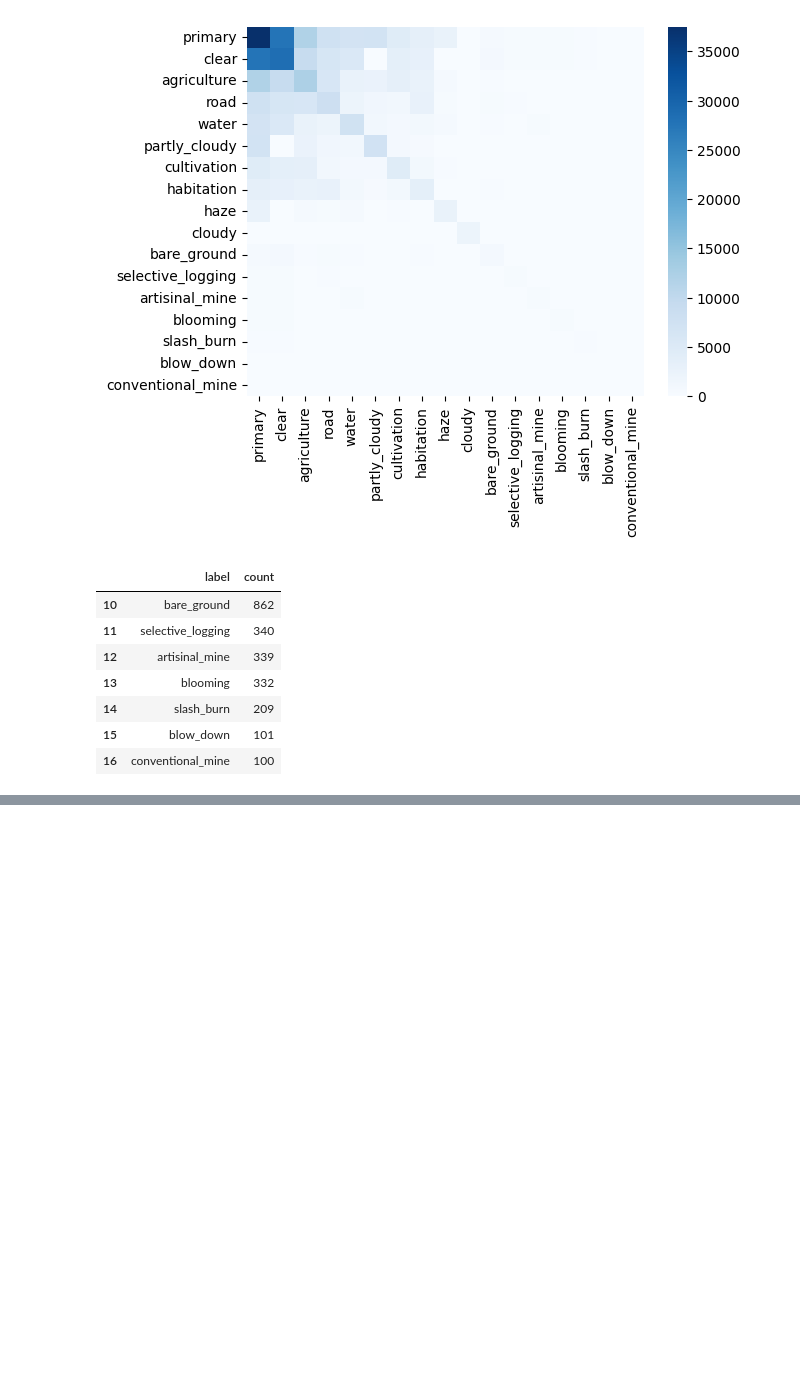
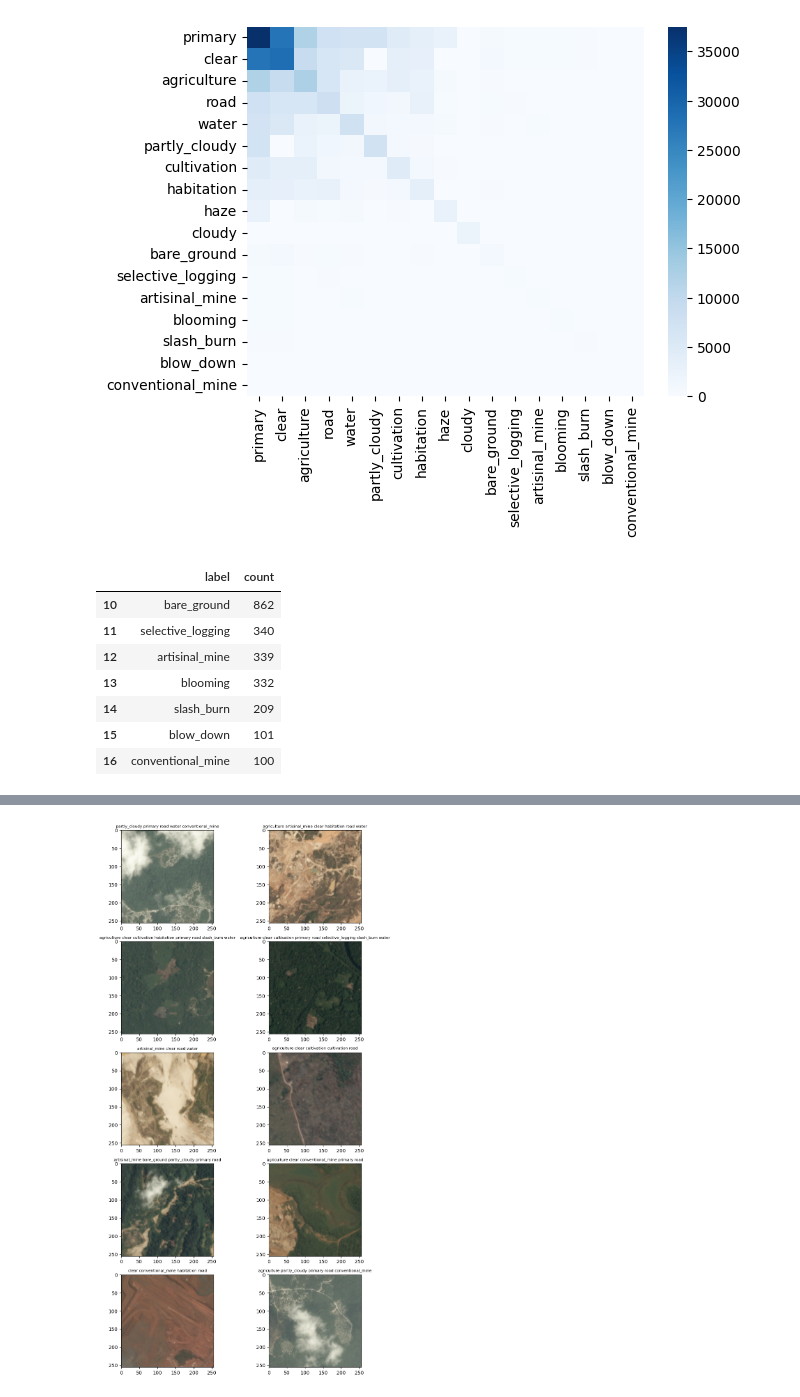
Before and after one commit to nicolasbuitragob/UnderstandingAmazon, a Jupyter notebook: notebooks/eda.ipynb, the cells around one changed output, grey strips where cells are left out. Saved outputs shown, nothing was run; the diff lists cells and outputs as text; code cells hidden in the pictures; blank space fills up the shorter version.

```diff
--- a/notebooks/eda.ipynb
+++ b/notebooks/eda.ipynb
@@ -178,0 +197,4 @@ image_jpg_list = os.listdir(os.path.join(image_path,'train-jpg'))
+# %%
+plot_images(last_10_classes)
+# %% [output]
+[figure, added]
```
Also changed, not shown: parts of 6 cells of this notebook.
